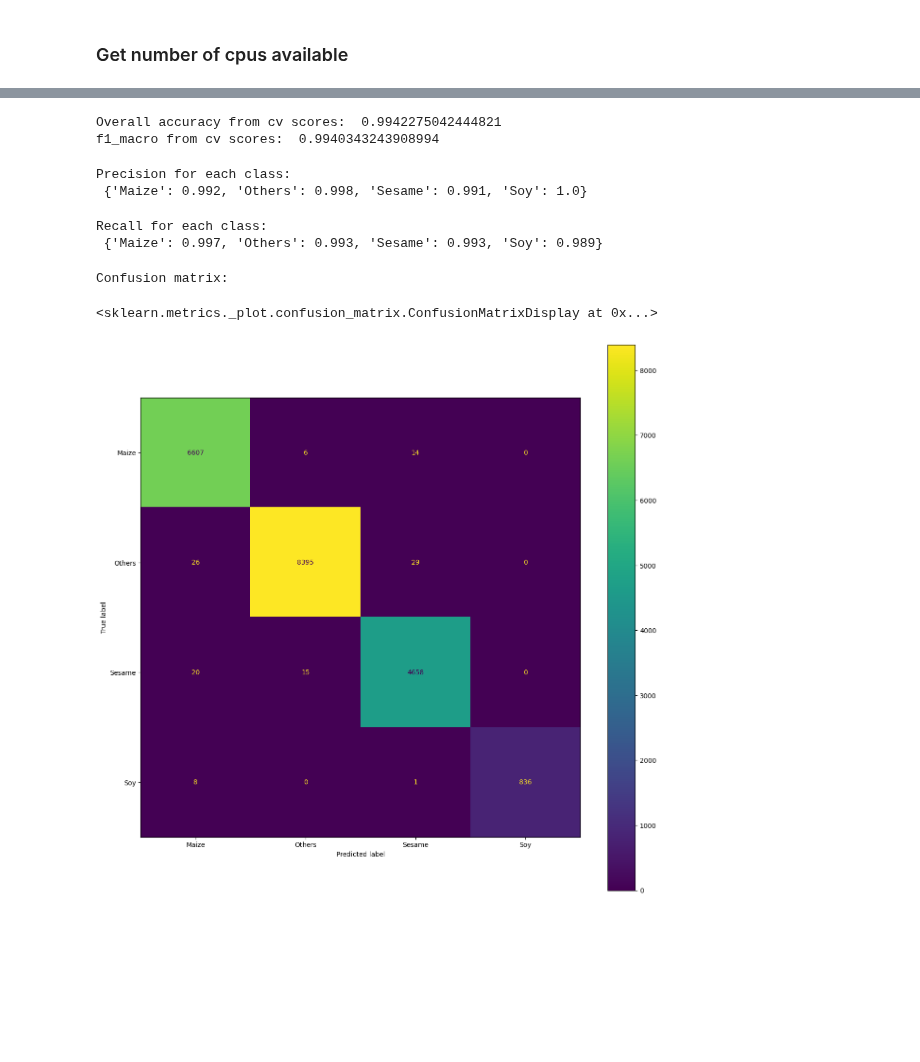
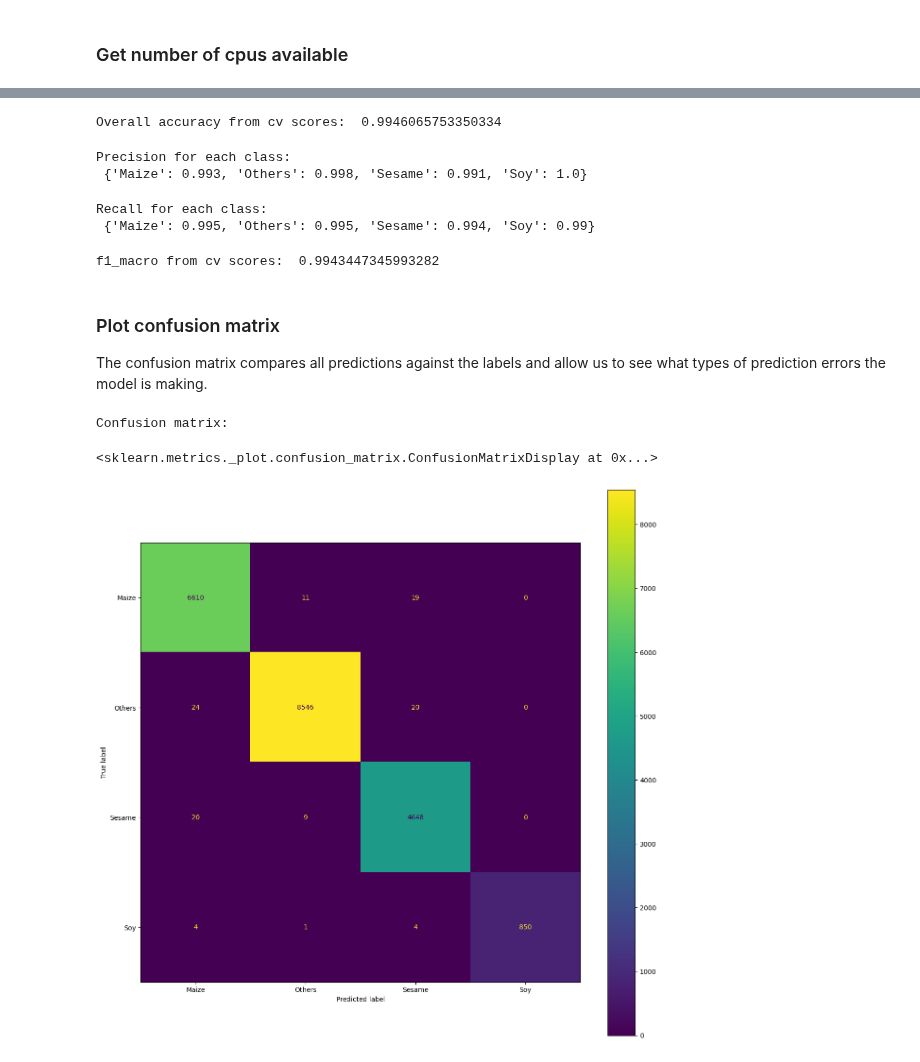
Before and after one commit to digitalearthafrica/FAO_crop_type, a Jupyter notebook: 5_Fit_classifier.ipynb, the cells around one changed output, grey strips where cells are left out. Saved outputs shown, nothing was run; the diff lists cells and outputs as text; code cells hidden in the pictures; blank space fills up the shorter version.

```diff
--- a/5_Fit_classifier.ipynb
+++ b/5_Fit_classifier.ipynb
@@ -116,3 +133,6 @@ Optimal parameters:
+# %%
+rf = RandomForestClassifier(
+    **grid_search.best_params_, random_state=1, n_jobs=ncpus)
 # %%
-rf.fit(X_dropped,y)
+rf.fit(X,y)
 # %% [output]
@@ -142,35 +176,48 @@ Text(0.5, 0, 'Variable')
 # %%
-skf=model_selection.StratifiedKFold(n_splits=5,shuffle=True,random_state=1) # stratified K-fold splitting
-# skf=model_selection.StratifiedKFold(n_splits=5,shuffle=False) # stratified K-fold splitting
-overall_acc=model_selection.cross_val_score(rf,X_dropped,y,cv=skf,scoring='accuracy')
-print('Overall accuracy from cv scores: ',np.mean(overall_acc))
-f1_macro=model_selection.cross_val_score(rf,X_dropped,y,cv=skf,scoring='f1_macro')
-print('f1_macro from cv scores: ',np.mean(f1_macro))
+skf = model_selection.StratifiedKFold(
+    n_splits=5, shuffle=True, random_state=1)  # stratified K-fold splitting
+
+overall_acc = model_selection.cross_val_score(
+    rf, X, y, cv=skf, scoring='accuracy')
+print('Overall accuracy from cv scores: ', np.mean(overall_acc))
 # %% [output]
-Overall accuracy from cv scores:  0.9942275042444821
-f1_macro from cv scores:  0.9940343243908994
+Overall accuracy from cv scores:  0.9946065753350334
 # %%
-values=list(labels_dict.values())
-predictions=model_selection.cross_val_predict(rf,X_dropped,y,cv=skf)
-precision=precision_score(y,predictions,labels=values,average=None)
-print('Precision for each class: \n',dict(zip([key for key in labels_dict.keys()],np.around(precision,3))))
+values = list(labels_dict.values())
+predictions = model_selection.cross_val_predict(rf, X, y, cv=skf)
+precision = precision_score(y, predictions, labels=values, average=None)
+print('Precision for each class: \n', dict(
+    zip([key for key in labels_dict.keys()], np.around(precision, 3))))
 # %% [output]
 Precision for each class:
- {'Maize': 0.992, 'Others': 0.998, 'Sesame': 0.991, 'Soy': 1.0}
+ {'Maize': 0.993, 'Others': 0.998, 'Sesame': 0.991, 'Soy': 1.0}
 # %%
-recall=recall_score(y,predictions,labels=values,average=None)
-print('Recall for each class: \n',dict(zip([key for key in labels_dict.keys()],np.around(recall,3))))
+recall = recall_score(y, predictions, labels=values, average=None)
+print('Recall for each class: \n', dict(
+    zip([key for key in labels_dict.keys()], np.around(recall, 3))))
 # %% [output]
 Recall for each class:
- {'Maize': 0.997, 'Others': 0.993, 'Sesame': 0.993, 'Soy': 0.989}
+ {'Maize': 0.995, 'Others': 0.995, 'Sesame': 0.994, 'Soy': 0.99}
+# %%
+f1_macro = model_selection.cross_val_score(
+    rf, X, y, cv=skf, scoring='f1_macro')
+print('f1_macro from cv scores: ', np.mean(f1_macro))
+# %% [output]
+f1_macro from cv scores:  0.9943447345993282
+# %% [markdown]
+### Plot confusion matrix
+
+The confusion matrix compares all predictions against the labels and allow us to see what types of prediction errors the model is making.
 # %%
-cm=confusion_matrix(y, predictions)
-display_labels=[list(labels_dict.keys())[list(labels_dict.values()).index(i)] for i in rf.classes_]
-disp=ConfusionMatrixDisplay(confusion_matrix=cm,display_labels=display_labels)
+cm = confusion_matrix(y, predictions)
+display_labels = [list(labels_dict.keys())[list(
+    labels_dict.values()).index(i)] for i in rf.classes_]
+disp = ConfusionMatrixDisplay(
+    confusion_matrix=cm, display_labels=display_labels)
 print('Confusion matrix:\n')
-fig, ax = plt.subplots(figsize=(15,15))
+fig, ax = plt.subplots(figsize=(15, 15))
 disp.plot(ax=ax)
 # %% [output]
 Confusion matrix:
 <sklearn.metrics._plot.confusion_matrix.ConfusionMatrixDisplay at 0x...>
-[figure, old version]
+[figure, new version]
```
Also changed, not shown: parts of 24 cells of this notebook, 3 other files.
